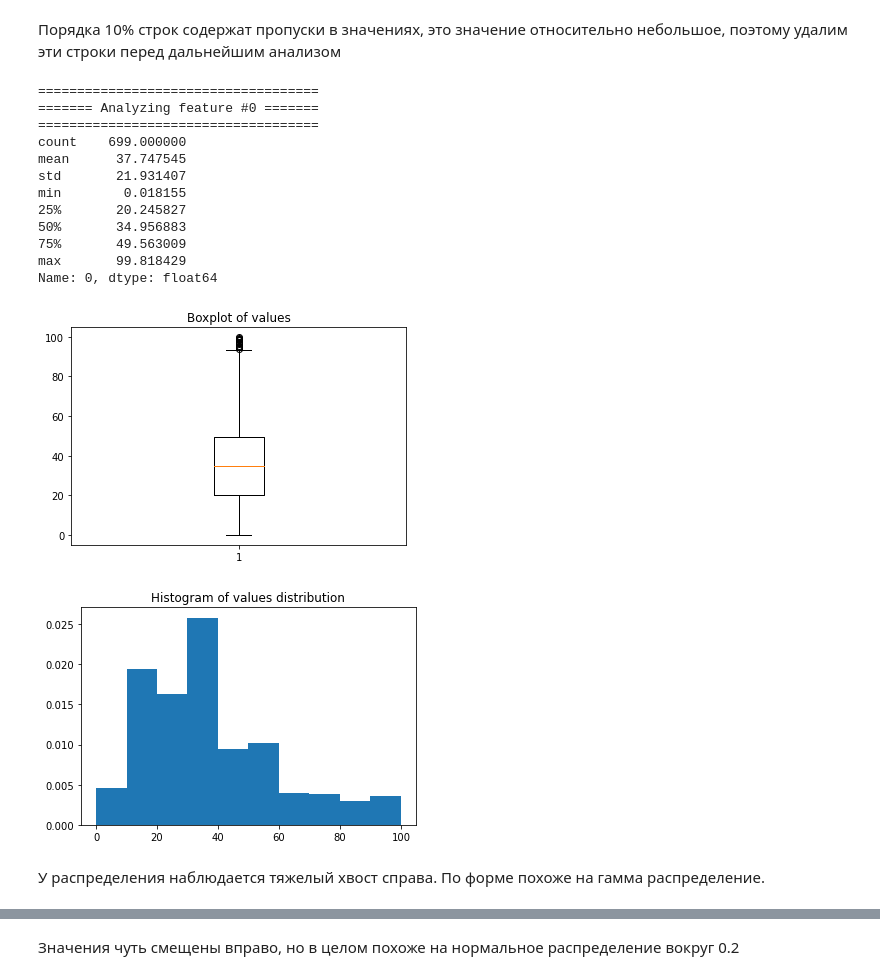
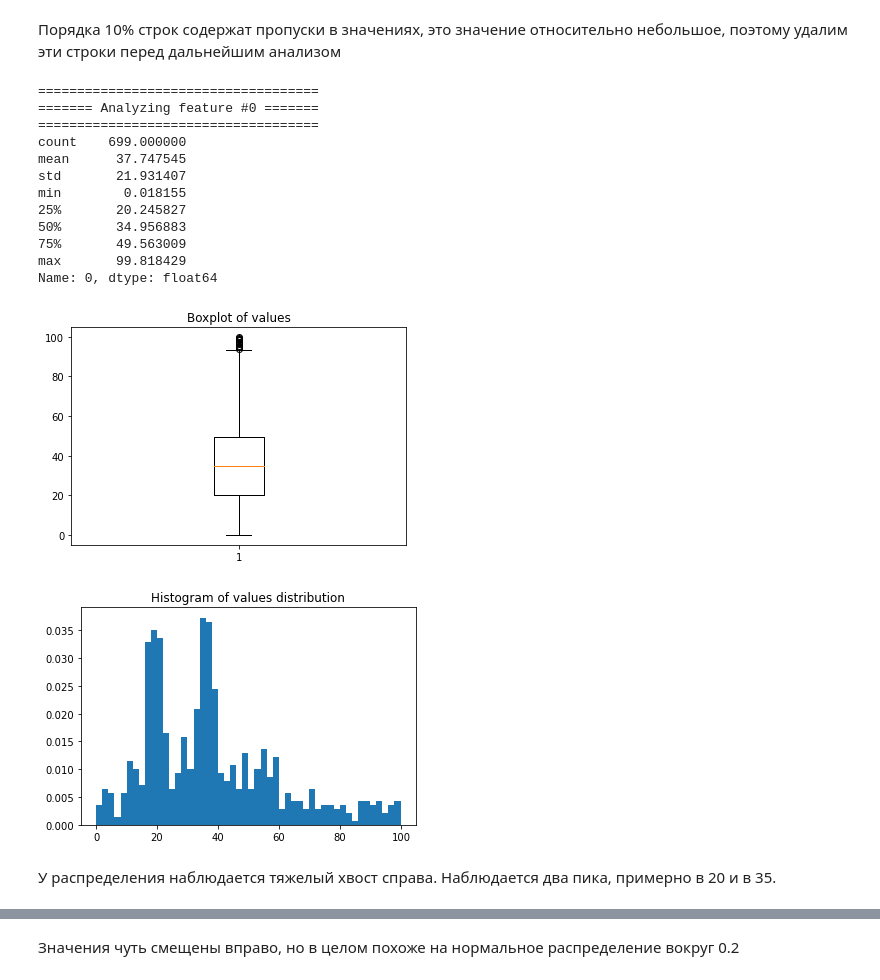
Before and after one commit to ivartb/bioinf_stats, a Jupyter notebook: MHW1_EDA.ipynb, the cells around one changed output, grey strips where cells are left out. Cells and saved outputs as stored; diff of their text form; code cells hidden in the pictures.

```diff
--- a/MHW1_EDA.ipynb
+++ b/MHW1_EDA.ipynb
@@ -30,7 +30,7 @@ print(data)
 # %% [markdown]
 Порядка 10% строк содержат пропуски в значениях, это значение относительно небольшое, поэтому удалим эти строки перед дальнейшим анализом
 # %%
-def EDA(i):
+def EDA(i, bins):
     print("====================================")
     print(f'======= Analyzing feature #{i} =======')
     print("====================================")
@@ -41,26 +41,26 @@ def EDA(i):
     plt.title("Boxplot of values")
     plt.show()
 
-    hist = plt.hist(x, density=True)
+    hist = plt.hist(x, density=True, bins=bins)
     plt.title("Histogram of values distribution")
     plt.show()
 # %%
-EDA(0)
+EDA(0, 50)
 # %% [output]
 ====================================
 ======= Analyzing feature #0 =======
 ====================================
 count    699.000000
 mean      37.747545
 std       21.931407
 min        0.018155
 25%       20.245827
 50%       34.956883
 75%       49.563009
 max       99.818429
 Name: 0, dtype: float64
 [figure]
-[figure, old version]
+[figure, new version]
 # %% [markdown]
-У распределения наблюдается тяжелый хвост справа. По форме похоже на гамма распределение.
+У распределения наблюдается тяжелый хвост справа. Наблюдается два пика, примерно в 20 и в 35.
 # %%
```
Also changed, not shown: parts of 10 cells of this notebook.
